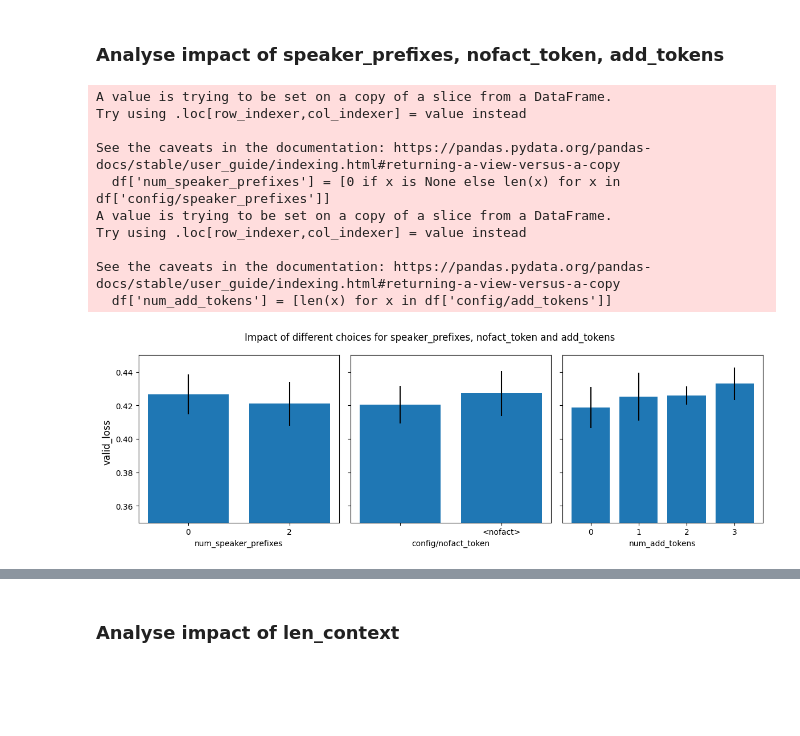
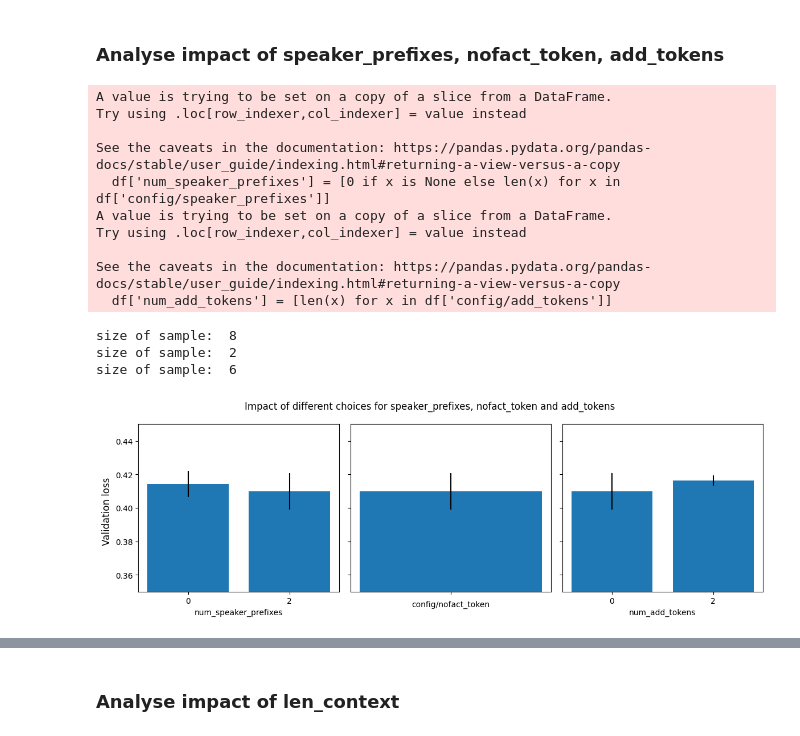
Before and after one commit to FrankVerhoef/pex, a Jupyter notebook: notebooks/analyse_ray.ipynb, the cells around one changed output, grey strips where cells are left out. Drawn from its saved outputs; the diff is of its cells as text; code cells hidden in the pictures; blank space fills up the shorter version.

```diff
--- a/notebooks/analyse_ray.ipynb
+++ b/notebooks/analyse_ray.ipynb
@@ -233,7 +222,7 @@ fig.tight_layout()
 
 # Uncomment one of the following lines
 expnames = ['bart_tokens_session1']
-expnames = ['bart_tokens_sessions23']
+# expnames = ['bart_tokens_sessions23']
 
 exp_selection = (allresults_df['experiment_name'].isin(expnames))
 df = allresults_df[exp_selection]
@@ -241,33 +230,44 @@ df = allresults_df[exp_selection]
 # Adjust labels for better plots
 df['num_speaker_prefixes'] = [0 if x is None else len(x) for x in df['config/speaker_prefixes']]
 df['num_add_tokens'] = [len(x) for x in df['config/add_tokens']]
 
 grouplist = ['num_speaker_prefixes', 'config/nofact_token', 'num_add_tokens']
+base_selection = {
+    'num_speaker_prefixes': (df['config/nofact_token'] == '') &(df['num_add_tokens'] == 0),
+    'config/nofact_token': (df['num_speaker_prefixes'] == 2) & (df['num_add_tokens'] == 0),
+    'num_add_tokens': (df['config/nofact_token'] == '') & (df['num_speaker_prefixes'] == 2)
+}
+titles = []
 fig, ax = plt.subplots(ncols=len(grouplist), figsize=(12,4), sharey=True)
 
 for i, grp in enumerate(grouplist):
 
-    result_df = df[[grp] + ['valid_loss']].groupby(grp).agg(['mean', 'std'])
+    print("size of sample: ", len(df[base_selection[grp]]))
+    result_df = df[base_selection[grp]][[grp] + ['valid_loss']].groupby(grp).agg(['mean', 'std'])
+    # result_df = df[[grp] + ['valid_loss']].groupby(grp).agg(['mean', 'std'])
 
     x_values = [str(x) for x in result_df.index]
     ax[i].bar(x=x_values, height=result_df[('valid_loss', 'mean')].values, yerr=result_df[('valid_loss', 'std')])
 
     ax[i].set_xlabel(grp)
     if i == 0:
         ax[i].set_ylim(0.35, 0.45)
 
 fig.suptitle("Impact of different choices for speaker_prefixes, nofact_token and add_tokens")
-fig.supylabel("valid_loss")
+fig.supylabel("Validation loss")
 fig.tight_layout()
 # %% [output]
 A value is trying to be set on a copy of a slice from a DataFrame.
 Try using .loc[row_indexer,col_indexer] = value instead
 
 See the caveats in the documentation: https://pandas.pydata.org/pandas-docs/stable/user_guide/indexing.html#returning-a-view-versus-a-copy
   df['num_speaker_prefixes'] = [0 if x is None else len(x) for x in df['config/speaker_prefixes']]
 A value is trying to be set on a copy of a slice from a DataFrame.
 Try using .loc[row_indexer,col_indexer] = value instead
 
 See the caveats in the documentation: https://pandas.pydata.org/pandas-docs/stable/user_guide/indexing.html#returning-a-view-versus-a-copy
   df['num_add_tokens'] = [len(x) for x in df['config/add_tokens']]
+size of sample:  8
+size of sample:  2
+size of sample:  6
-[figure, old version]
+[figure, new version]
```
Also changed, not shown: parts of 43 cells of this notebook, 25 other files.
